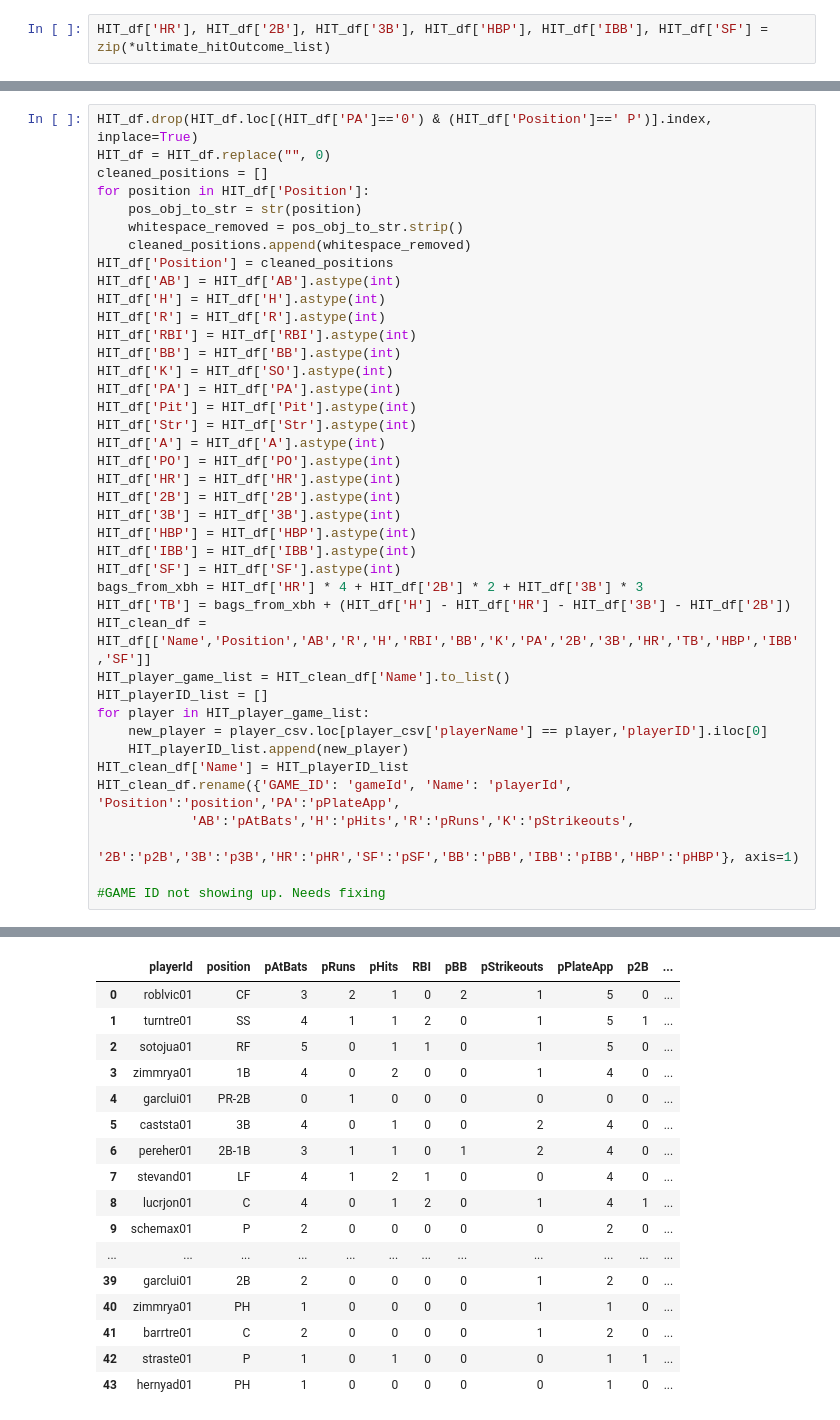
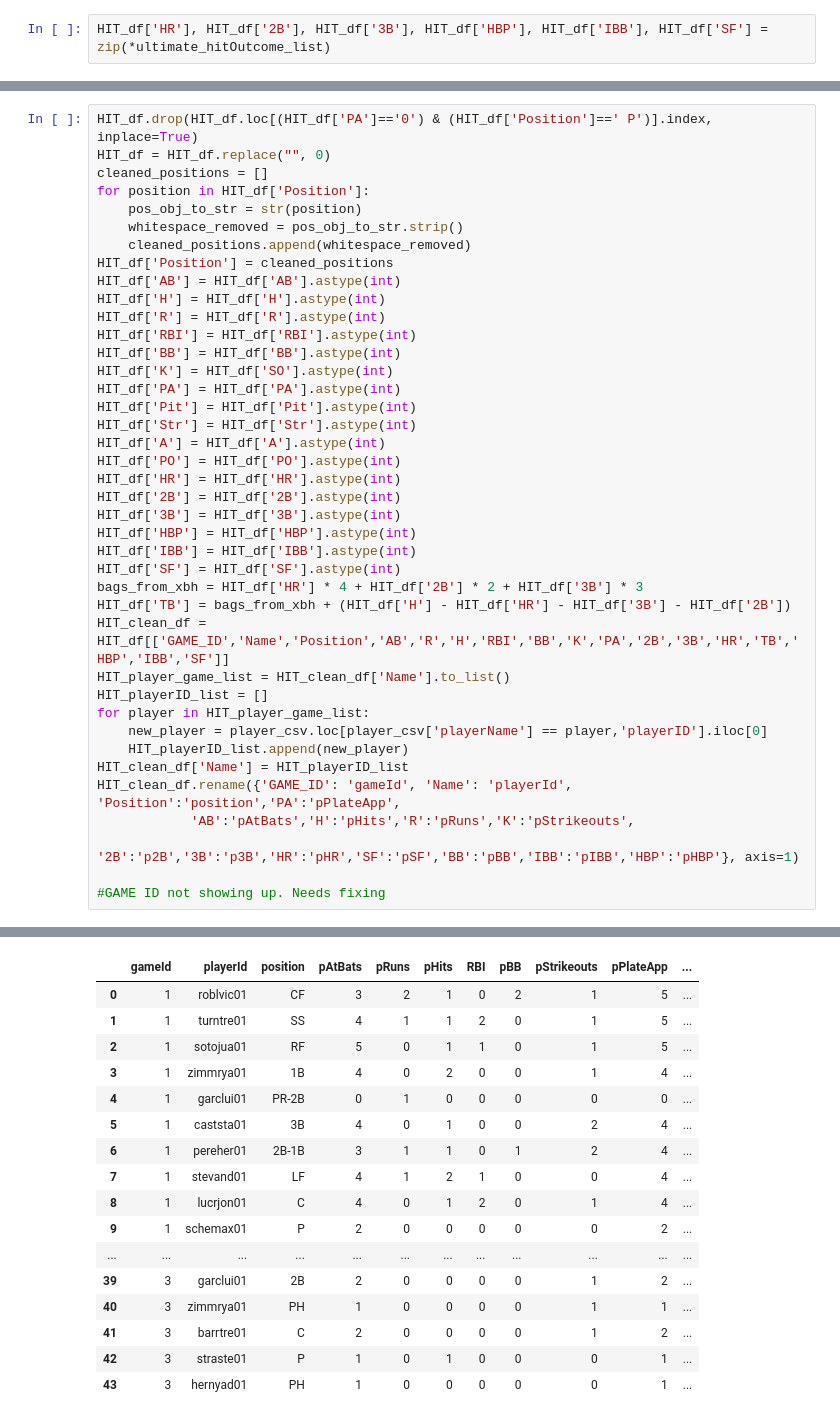
Before and after one commit to tah96/washington-nationals, a Jupyter notebook: Multi_Purpose_notebook.ipynb, the cells around one changed output, grey strips where cells are left out. Drawn from its saved outputs; the diff is of its cells as text.

```diff
--- a/Multi_Purpose_notebook.ipynb
+++ b/Multi_Purpose_notebook.ipynb
@@ -526,48 +385,48 @@ HIT_df['BB'] = HIT_df['BB'].astype(int)
 HIT_df['K'] = HIT_df['SO'].astype(int)
 HIT_df['PA'] = HIT_df['PA'].astype(int)
 HIT_df['Pit'] = HIT_df['Pit'].astype(int)
 HIT_df['Str'] = HIT_df['Str'].astype(int)
 HIT_df['A'] = HIT_df['A'].astype(int)
 HIT_df['PO'] = HIT_df['PO'].astype(int)
 HIT_df['HR'] = HIT_df['HR'].astype(int)
 HIT_df['2B'] = HIT_df['2B'].astype(int)
 HIT_df['3B'] = HIT_df['3B'].astype(int)
 HIT_df['HBP'] = HIT_df['HBP'].astype(int)
 HIT_df['IBB'] = HIT_df['IBB'].astype(int)
 HIT_df['SF'] = HIT_df['SF'].astype(int)
 bags_from_xbh = HIT_df['HR'] * 4 + HIT_df['2B'] * 2 + HIT_df['3B'] * 3
 HIT_df['TB'] = bags_from_xbh + (HIT_df['H'] - HIT_df['HR'] - HIT_df['3B'] - HIT_df['2B'])
-HIT_clean_df = HIT_df[['Name','Position','AB','R','H','RBI','BB','K','PA','2B','3B','HR','TB','HBP','IBB','SF']]
+HIT_clean_df = HIT_df[['GAME_ID','Name','Position','AB','R','H','RBI','BB','K','PA','2B','3B','HR','TB','HBP','IBB','SF']]
 HIT_player_game_list = HIT_clean_df['Name'].to_list()
 HIT_playerID_list = []
 for player in HIT_player_game_list:
     new_player = player_csv.loc[player_csv['playerName'] == player,'playerID'].iloc[0]
     HIT_playerID_list.append(new_player)
 HIT_clean_df['Name'] = HIT_playerID_list
 HIT_clean_df.rename({'GAME_ID': 'gameId', 'Name': 'playerId', 'Position':'position','PA':'pPlateApp',
             'AB':'pAtBats','H':'pHits','R':'pRuns','K':'pStrikeouts',
             '2B':'p2B','3B':'p3B','HR':'pHR','SF':'pSF','BB':'pBB','IBB':'pIBB','HBP':'pHBP'}, axis=1)
 
 #GAME ID not showing up. Needs fixing
 # %% [output]
 A value is trying to be set on a copy of a slice from a DataFrame.
 Try using .loc[row_indexer,col_indexer] = value instead
 
 See the caveats in the documentation: https://pandas.pydata.org/pandas-docs/stable/user_guide/indexing.html#returning-a-view-versus-a-copy
-|  | playerId | position | pAtBats | pRuns | pHits | RBI | pBB | pStrikeouts | pPlateApp | p2B | ... |
-| 0 | roblvic01 | CF | 3 | 2 | 1 | 0 | 2 | 1 | 5 | 0 | ... |
-| 1 | turntre01 | SS | 4 | 1 | 1 | 2 | 0 | 1 | 5 | 1 | ... |
-| 2 | sotojua01 | RF | 5 | 0 | 1 | 1 | 0 | 1 | 5 | 0 | ... |
-| 3 | zimmrya01 | 1B | 4 | 0 | 2 | 0 | 0 | 1 | 4 | 0 | ... |
-| 4 | garclui01 | PR-2B | 0 | 1 | 0 | 0 | 0 | 0 | 0 | 0 | ... |
-| 5 | caststa01 | 3B | 4 | 0 | 1 | 0 | 0 | 2 | 4 | 0 | ... |
-| 6 | pereher01 | 2B-1B | 3 | 1 | 1 | 0 | 1 | 2 | 4 | 0 | ... |
-| 7 | stevand01 | LF | 4 | 1 | 2 | 1 | 0 | 0 | 4 | 0 | ... |
-| 8 | lucrjon01 | C | 4 | 0 | 1 | 2 | 0 | 1 | 4 | 1 | ... |
-| 9 | schemax01 | P | 2 | 0 | 0 | 0 | 0 | 0 | 2 | 0 | ... |
+|  | gameId | playerId | position | pAtBats | pRuns | pHits | RBI | pBB | pStrikeouts | pPlateApp | ... |
+| 0 | 1 | roblvic01 | CF | 3 | 2 | 1 | 0 | 2 | 1 | 5 | ... |
+| 1 | 1 | turntre01 | SS | 4 | 1 | 1 | 2 | 0 | 1 | 5 | ... |
+| 2 | 1 | sotojua01 | RF | 5 | 0 | 1 | 1 | 0 | 1 | 5 | ... |
+| 3 | 1 | zimmrya01 | 1B | 4 | 0 | 2 | 0 | 0 | 1 | 4 | ... |
+| 4 | 1 | garclui01 | PR-2B | 0 | 1 | 0 | 0 | 0 | 0 | 0 | ... |
+| 5 | 1 | caststa01 | 3B | 4 | 0 | 1 | 0 | 0 | 2 | 4 | ... |
+| 6 | 1 | pereher01 | 2B-1B | 3 | 1 | 1 | 0 | 1 | 2 | 4 | ... |
+| 7 | 1 | stevand01 | LF | 4 | 1 | 2 | 1 | 0 | 0 | 4 | ... |
+| 8 | 1 | lucrjon01 | C | 4 | 0 | 1 | 2 | 0 | 1 | 4 | ... |
+| 9 | 1 | schemax01 | P | 2 | 0 | 0 | 0 | 0 | 0 | 2 | ... |
 | ... | ... | ... | ... | ... | ... | ... | ... | ... | ... | ... | ... |
-| 39 | garclui01 | 2B | 2 | 0 | 0 | 0 | 0 | 1 | 2 | 0 | ... |
-| 40 | zimmrya01 | PH | 1 | 0 | 0 | 0 | 0 | 1 | 1 | 0 | ... |
-| 41 | barrtre01 | C | 2 | 0 | 0 | 0 | 0 | 1 | 2 | 0 | ... |
-| 42 | straste01 | P | 1 | 0 | 1 | 0 | 0 | 0 | 1 | 1 | ... |
-| 43 | hernyad01 | PH | 1 | 0 | 0 | 0 | 0 | 0 | 1 | 0 | ... |
+| 39 | 3 | garclui01 | 2B | 2 | 0 | 0 | 0 | 0 | 1 | 2 | ... |
+| 40 | 3 | zimmrya01 | PH | 1 | 0 | 0 | 0 | 0 | 1 | 1 | ... |
+| 41 | 3 | barrtre01 | C | 2 | 0 | 0 | 0 | 0 | 1 | 2 | ... |
+| 42 | 3 | straste01 | P | 1 | 0 | 1 | 0 | 0 | 0 | 1 | ... |
+| 43 | 3 | hernyad01 | PH | 1 | 0 | 0 | 0 | 0 | 0 | 1 | ... |
```
Also changed, not shown: parts of 5 cells of this notebook.
